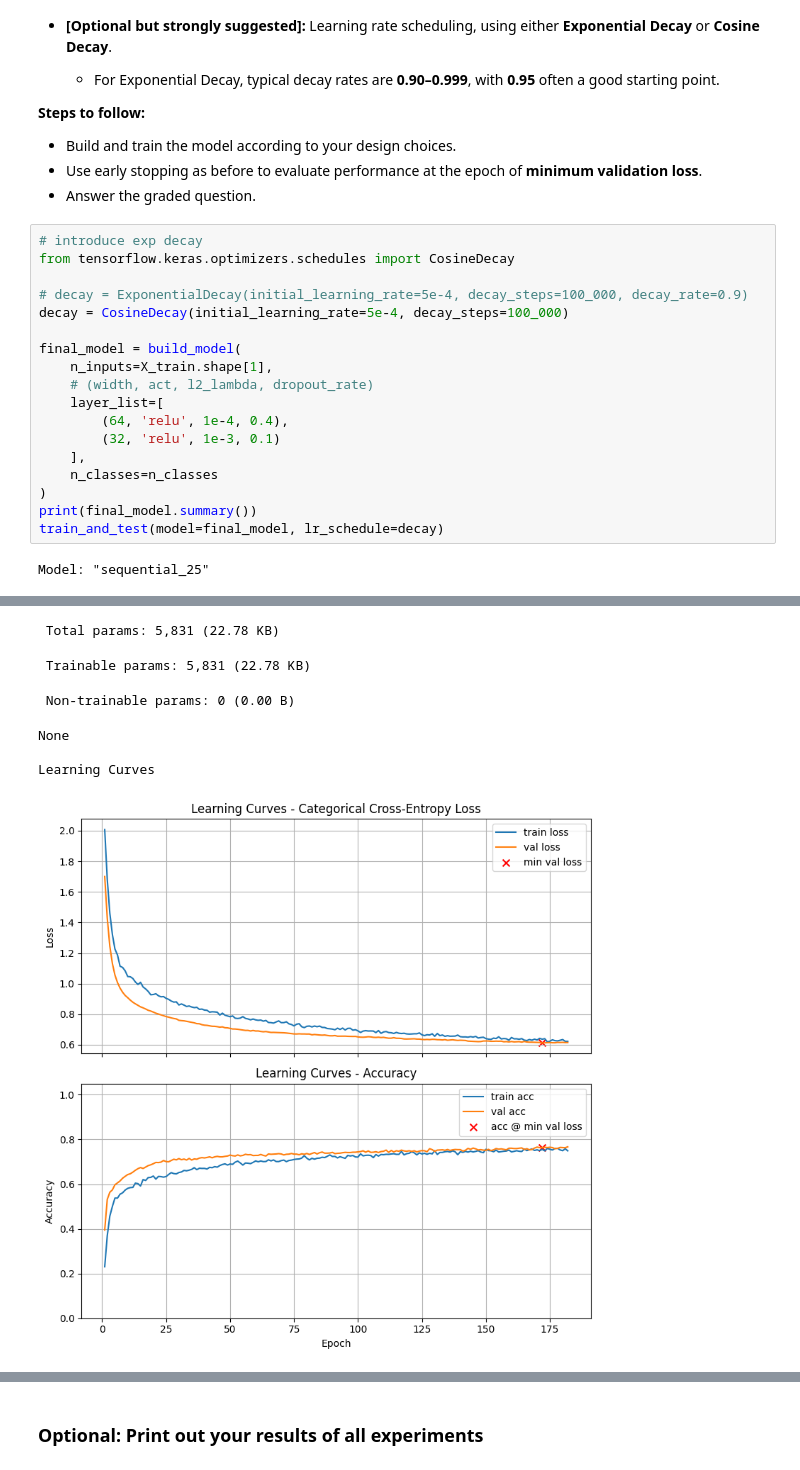
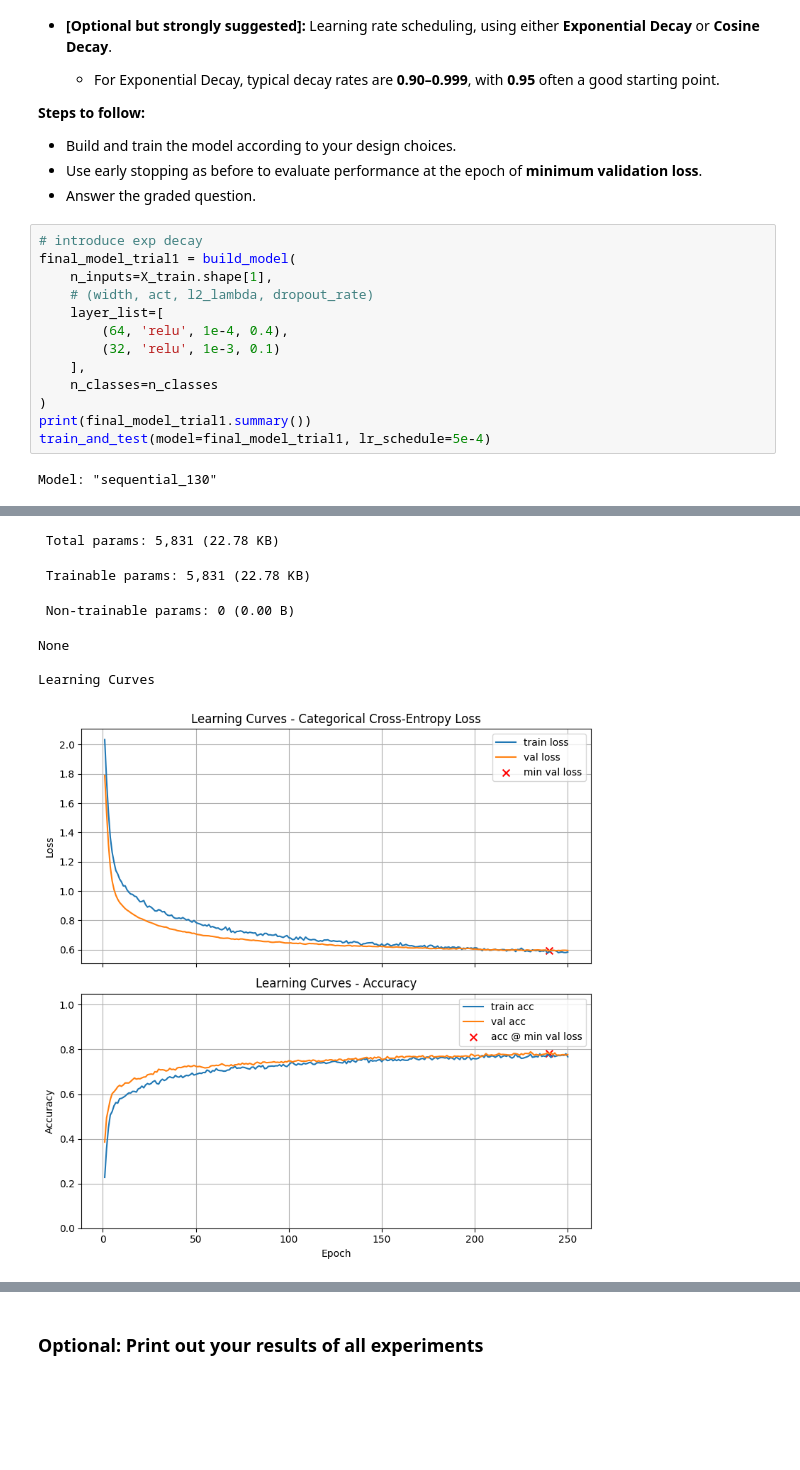
Before and after one commit to calebhadley1/Advanced_ML_and_AI_Coursework, a Jupyter notebook: Homework_03.ipynb, the cells around one changed output, grey strips where cells are left out. Drawn from its saved outputs; the diff is of its cells as text; blank space fills up the shorter version.

```diff
--- a/Homework_03.ipynb
+++ b/Homework_03.ipynb
@@ -1629,12 +1629,7 @@ In this final problem, you will design and train your **best-performing model**
 * Answer the graded question.
 # %%
 # introduce exp decay
-from tensorflow.keras.optimizers.schedules import CosineDecay
-
-# decay = ExponentialDecay(initial_learning_rate=5e-4, decay_steps=100_000, decay_rate=0.9)
-decay = CosineDecay(initial_learning_rate=5e-4, decay_steps=100_000)
-
-final_model = build_model(
+final_model_trial1 = build_model(
     n_inputs=X_train.shape[1],
     # (width, act, l2_lambda, dropout_rate)
     layer_list=[
@@ -1643,10 +1638,10 @@ final_model = build_model(
     ],
     n_classes=n_classes
 )
-print(final_model.summary())
-train_and_test(model=final_model, lr_schedule=decay)
+print(final_model_trial1.summary())
+train_and_test(model=final_model_trial1, lr_schedule=5e-4)
 # %% [output]
-Model: "sequential_25"
+Model: "sequential_130"
 ┏━━━━━━━━━━━━━━━━━━━━━━━━━━━━━━━━━┳━━━━━━━━━━━━━━━━━━━━━━━━┳━━━━━━━━━━━━━━━┓
 ┃ Layer (type)                    ┃ Output Shape           ┃       Param # ┃
 ┡━━━━━━━━━━━━━━━━━━━━━━━━━━━━━━━━━╇━━━━━━━━━━━━━━━━━━━━━━━━╇━━━━━━━━━━━━━━━┩
@@ -1662,8 +1657,8 @@ Model: "sequential_25"
 └─────────────────────────────────┴────────────────────────┴───────────────┘
  Total params: 5,831 (22.78 KB)
  Trainable params: 5,831 (22.78 KB)
  Non-trainable params: 0 (0.00 B)
 None
 
 Learning Curves
-[figure, old version]
+[figure, new version]
```
Also changed, not shown: parts of 5 cells of this notebook.
